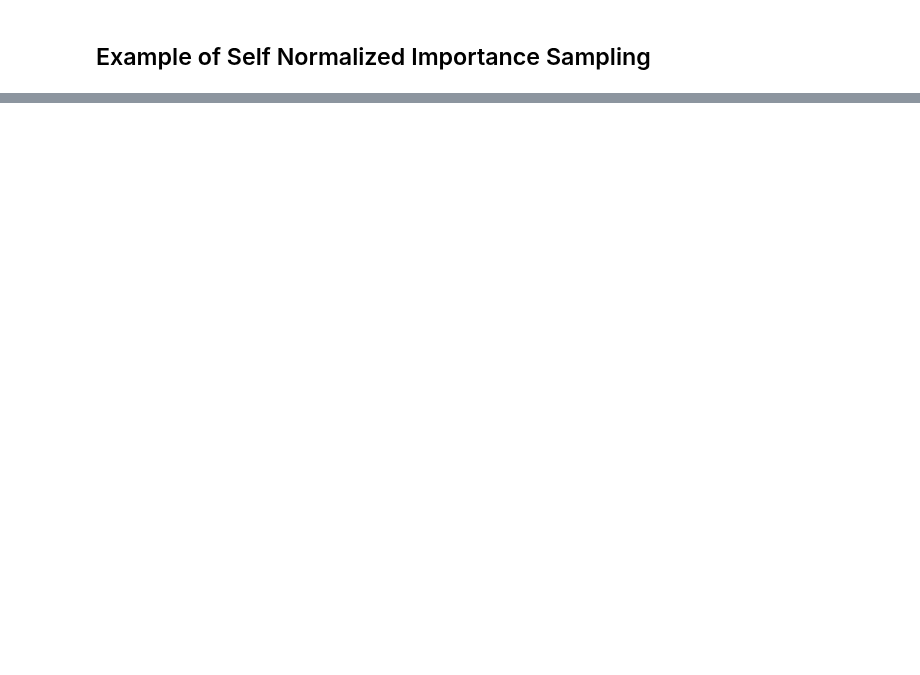
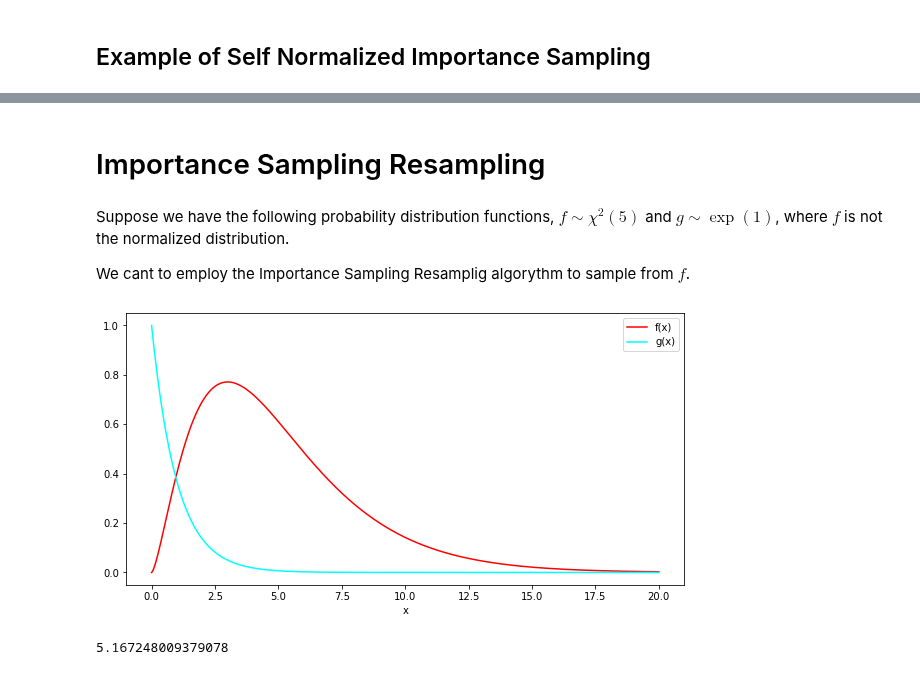
Before and after one commit to rosastreg/Undergrad_AM_Thesis, a Jupyter notebook: MonteCarlo.ipynb, the cells around one changed output, grey strips where cells are left out. Saved outputs shown, nothing was run; the diff lists cells and outputs as text; code cells hidden in the pictures; blank space fills up the shorter version.

```diff
--- a/MonteCarlo.ipynb
+++ b/MonteCarlo.ipynb
@@ -231,0 +269,23 @@ Average of IS approximations: 0.9999138074473714
+# %%
+#Define the functions
+
+def h_SNIS(x):
+    return np.exp(-2*np.abs(x-5))
+
+def f_SNIS(x):
+    return stats.uniform(0,10).pdf(x)
+
+def g_SNIS(x):
+    return stats.norm(5,2).pdf(x)
+
+
+#Plot the functions
+x = np.linspace(0,10,1000)
+
+plt.figure(figsize=(10, 5))
+plt.plot(x,h_SNIS(x),color='black', label = 'h(X)')
+plt.plot(x,f_SNIS(x), color='red', label = 'f(x)')
+plt.plot(x,g_SNIS(x), color='cyan', label='g(x)')
+plt.legend()
+plt.xlabel('x')
+plt.show()
@@ -231,0 +336,44 @@ Average of IS approximations: 0.9999138074473714
+# %% [markdown]
+# Importance Sampling Resampling
+# %% [markdown]
+Suppose we have the following probability distribution functions, $f \sim \chi^2(5)$ and $g \sim \exp(1)$, where $f$ is not the normalized distribution.
+
+We cant to employ the Importance Sampling Resamplig algorythm to sample from $f$.
+# %%
+#Defiine the functions:
+def f(x):
+    return 5*stats.chi2(5).pdf(x)
+
+def g(x):
+    return stats.expon().pdf(x)
+
+#Plot the functions:
+x = np.linspace(0,20,1000)
+
+plt.figure(figsize=(10, 5))
+plt.plot(x,f(x), color='red', label = 'f(x)')
+plt.plot(x,g(x), color='cyan', label='g(x)')
+plt.legend()
+plt.xlabel('x')
+plt.show()
+# %% [output]
+[figure, added]
+# %%
+#SIR algorithm
+n = 1000000
+
+samples = stats.expon().rvs(n)
+
+weights = f(samples) / g(samples)
+Z = weights.sum(0)
+
+norm_w = weights / Z
+
+print(weights.mean())
+
+offsprings = np.random.multinomial(n,norm_w)
+
+indices = np.arange(len(norm_w))
+new_samples = np.repeat(samples[indices], offsprings)  # Repeat each index according to its count
+# %% [output]
+5.167248009379078
```
Also changed, not shown: parts of 11 cells of this notebook.
